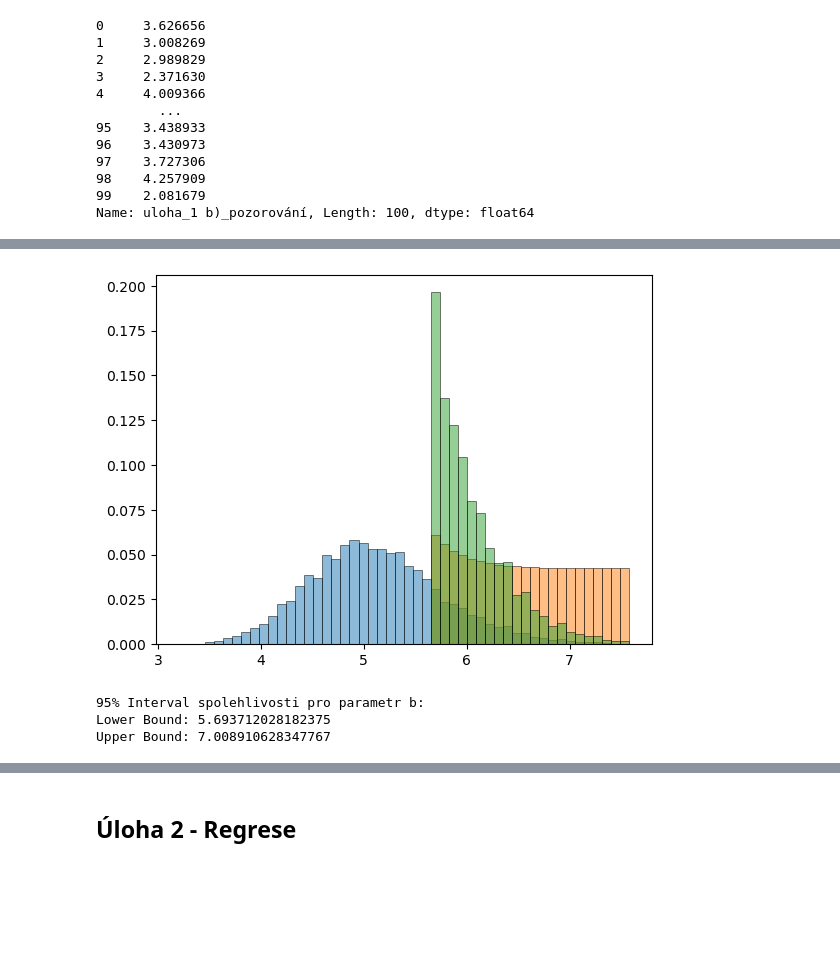
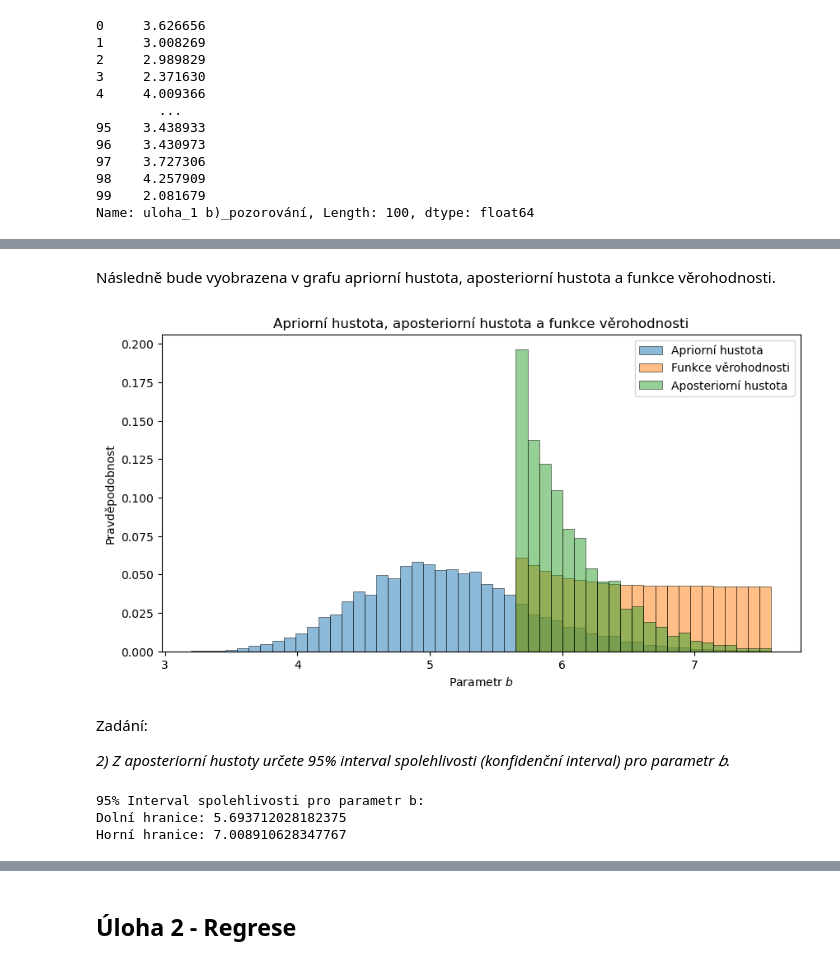
Before and after one commit to davidchocholaty/BUT-FIT-MSP-2, a Jupyter notebook: solution.ipynb, the cells around one changed output, grey strips where cells are left out. Saved outputs shown, nothing was run; the diff lists cells and outputs as text; code cells hidden in the pictures; blank space fills up the shorter version.

```diff
--- a/solution.ipynb
+++ b/solution.ipynb
@@ -268,41 +430,38 @@ print(posterior)
+# %% [markdown]
+Následně bude vyobrazena v grafu apriorní hustota, aposteriorní hustota a funkce věrohodnosti.
 # %%
+# Vyobrazení výsledného grafu.
+fig, ax = plt.subplots(figsize=(10, 5))
+plt.title('Apriorní hustota, aposteriorní hustota a funkce věrohodnosti')
+plt.xlabel('Parametr $b$')
+plt.ylabel('Pravděpodobnost')
 
-
-fig, ax = plt.subplots(1, 1)
-# plt.title('Apriorní a aposteriorní prediktivní hustota')
-# plt.plot(x, pmf_prior, 'o', color='royalblue', label='Apriorní prediktivní hustota')
-# plt.plot(x, pmf_posterior, 'o', color='dimgray', label='Aposteriorní prediktivní hustota')
-# ax.legend(loc='best')
-# plt.xlabel('Čas [ms]')
-# plt.ylabel('Hustota pozorování x')
-
-# print(len(hist), len(bins_centers))
-
-plt.bar(bins_centers, hist, width=bins_centers[1]-bins_centers[0], alpha=0.5, label='Aposteriorní hustota', edgecolor='black', linewidth=0.7)
-plt.bar(bins_centers, likelihoods, width=bins_centers[1]-bins_centers[0], alpha=0.5, label='Aposteriorní hustota', edgecolor='black', linewidth=0.7)
+plt.bar(bins_centers, hist, width=bins_centers[1]-bins_centers[0], alpha=0.5, label='Apriorní hustota', edgecolor='black', linewidth=0.7)
+plt.bar(bins_centers, likelihoods, width=bins_centers[1]-bins_centers[0], alpha=0.5, label='Funkce věrohodnosti', edgecolor='black', linewidth=0.7)
 plt.bar(bins_centers, posterior, width=bins_centers[1]-bins_centers[0], alpha=0.5, label='Aposteriorní hustota', edgecolor='black', linewidth=0.7)
 
-# ax.hist(groups, bins=50, edgecolor='black', linewidth=0.7, density=True)
-# ax.bar(bins_centers, likelihoods, bins=22, edgecolor='black', linewidth=0.7, density=True)
+ax.legend(loc='best')
+
 plt.show()
-# ax.hist(d["time"], label=conf, bins=200)
 # %% [output]
-[figure, old version]
+[figure, new version]
+# %% [markdown]
+Zadání:
+
+<em>2) Z aposteriorní hustoty určete 95% interval spolehlivosti (konfidenční interval) pro
+parametr 𝑏.</em>
 # %%
-# Seřazení aposteriorní hustoty vzestupně
-# sorted_posterior = np.sort(posterior)
-# sorted_posterior = posterior
-# Výpočet kumulativní distribuční funkce (CDF)
+# Výpočet kumulativního součtu.
 cdf = np.cumsum(posterior)
 
-# Hledání hodnot na krajích 95% intervalu spolehlivosti
+# Hledání hodnot na krajích 95% intervalu spolehlivosti.
 lower_bound = bins_centers[np.where(cdf >= 0.025)[0][0]]
 upper_bound = bins_centers[np.where(cdf >= 0.975)[0][0]]
 
 print("95% Interval spolehlivosti pro parametr b:")
-print(f"Lower Bound: {lower_bound}")
-print(f"Upper Bound: {upper_bound}")
+print(f"Dolní hranice: {lower_bound}")
+print(f"Horní hranice: {upper_bound}")
 # %% [output]
 95% Interval spolehlivosti pro parametr b:
-Lower Bound: 5.693712028182375
-Upper Bound: 7.008910628347767
+Dolní hranice: 5.693712028182375
+Horní hranice: 7.008910628347767
```
Also changed, not shown: parts of 39 cells of this notebook.
